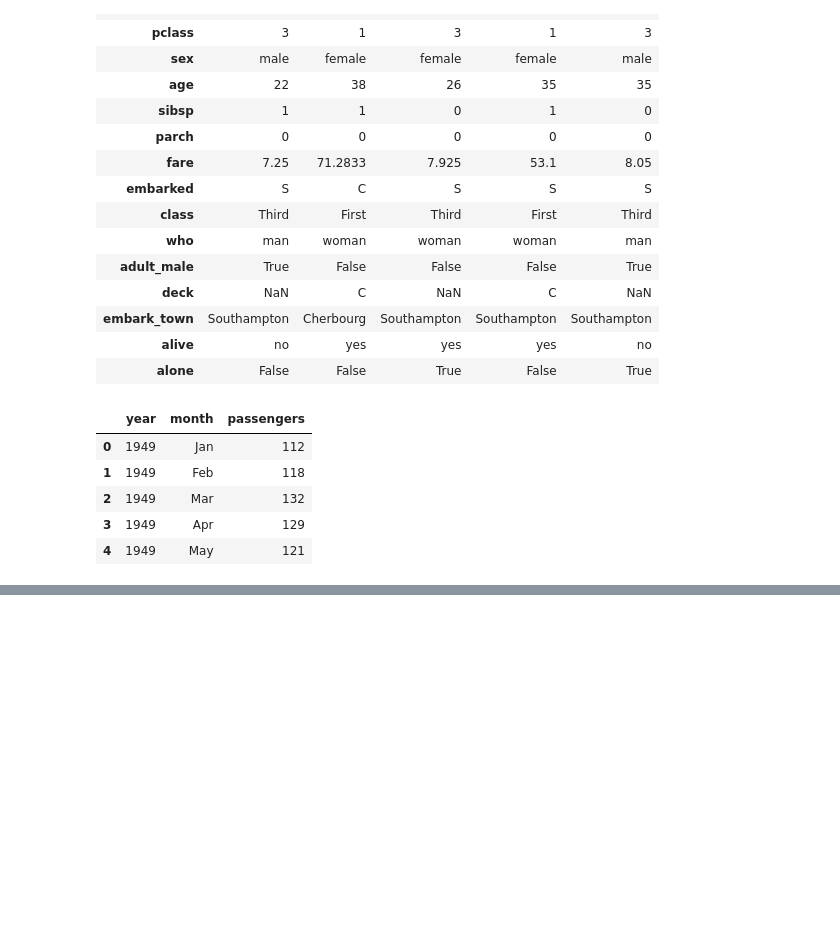
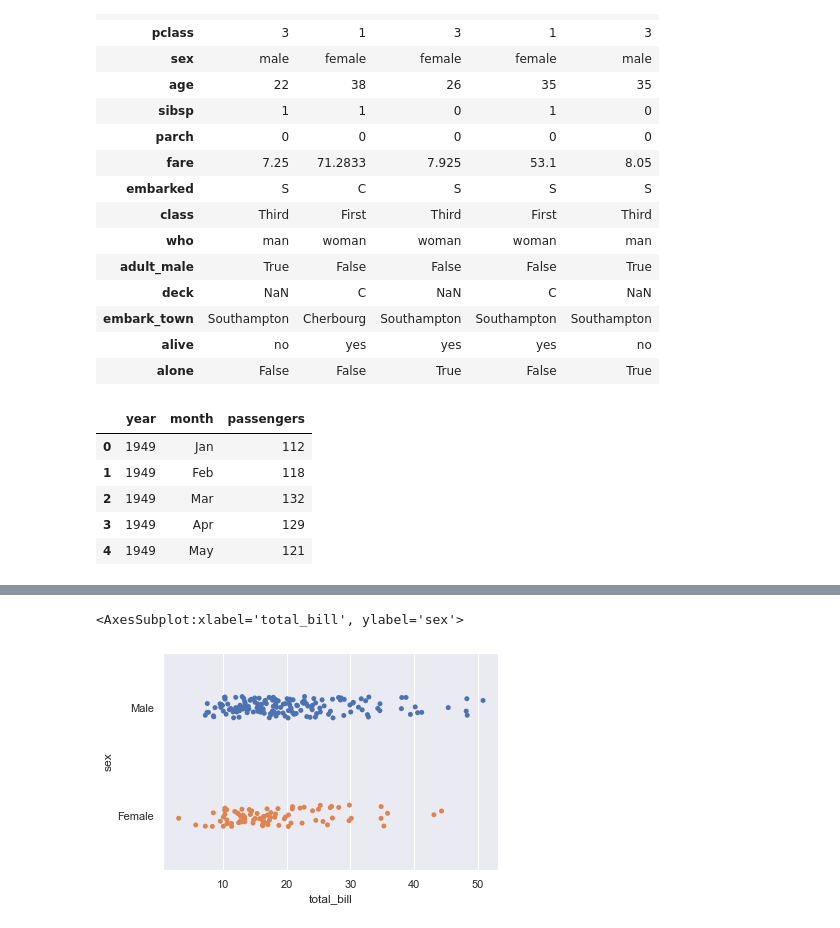
Before and after one commit to yu04038/DataProcess-Analysis, a Jupyter notebook: 8월 18일(1).ipynb, the cells around one changed output, grey strips where cells are left out. Saved outputs shown, nothing was run; the diff lists cells and outputs as text; code cells hidden in the pictures; blank space fills up the shorter version.

```diff
--- a/8월 18일(1).ipynb
+++ b/8월 18일(1).ipynb
@@ -153,0 +170,5 @@ flights.head()
+# %%
+sns.stripplot(x="total_bill", y="sex", data=tips, jitter=True) #jitter=True : 동일한 곳에 여러번 찍히는것을 막아줌!
+# %% [output]
+<AxesSubplot:xlabel='total_bill', ylabel='sex'>
+[figure, added]
```
Also changed, not shown: parts of 5 cells of this notebook.
